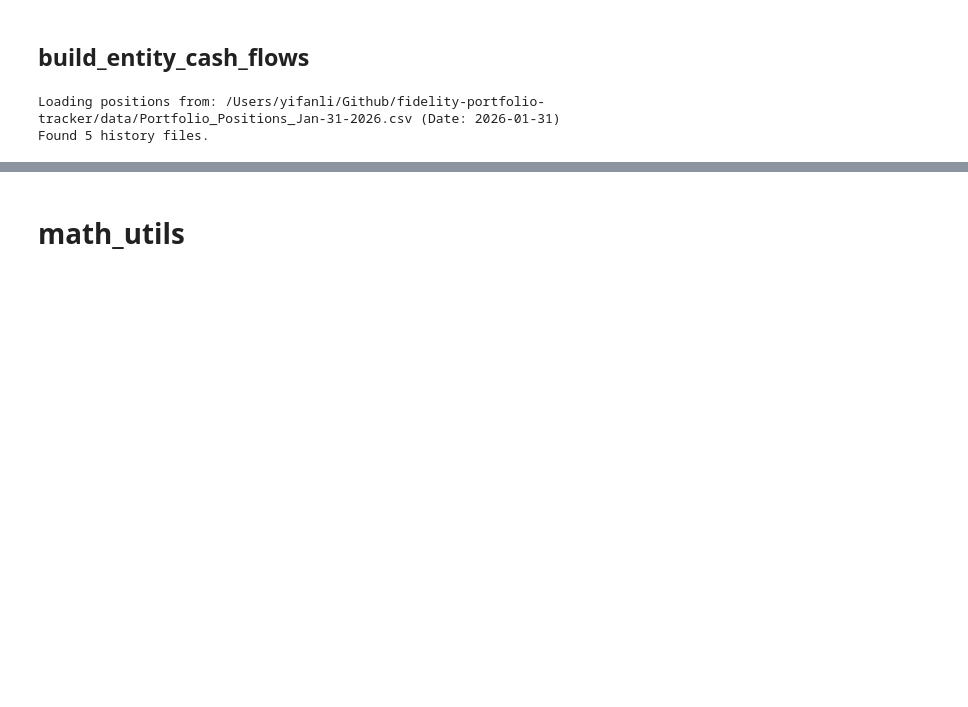
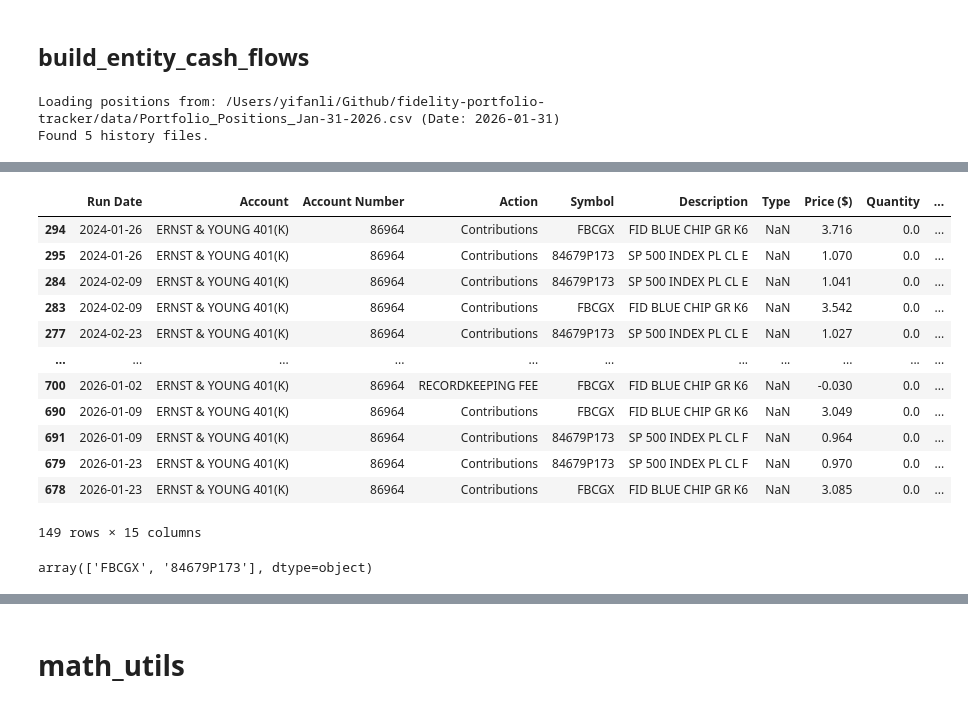
Before and after one commit to yifan-lee/fidelity-portfolio-tracker, a Jupyter notebook: scripts/DEV.ipynb, the cells around one changed output, grey strips where cells are left out. Saved outputs shown, nothing was run; the diff lists cells and outputs as text; code cells hidden in the pictures; blank space fills up the shorter version.

Commit message:
finish analyze_entity_in_account for all account

```diff
--- a/scripts/DEV.ipynb
+++ b/scripts/DEV.ipynb
@@ -376,0 +394,28 @@ cash_flows
+# %%
+conditions = [
+    transactions_df['Description'] == "FID BLUE CHIP GR K6",
+    transactions_df['Description'] == "SP 500 INDEX PL CL E",
+    transactions_df['Description'] == "SP 500 INDEX PL CL F"
+]
+choices = ["FBCGX", "84679P173", "84679P173"]
+transactions_df['Symbol'] = np.select(conditions, choices, default=transactions_df.get('Symbol', None))
+
+transactions_df[transactions_df['Account Number']=='86964']
+# %% [output]
+|  | Run Date | Account | Account Number | Action | Symbol | Description | Type | Price ($) | Quantity | ... |
+| 294 | 2024-01-26 | ERNST & YOUNG 401(K) | 86964 | Contributions | FBCGX | FID BLUE CHIP GR K6 | NaN | 3.716 | 0.0 | ... |
+| 295 | 2024-01-26 | ERNST & YOUNG 401(K) | 86964 | Contributions | 84679P173 | SP 500 INDEX PL CL E | NaN | 1.070 | 0.0 | ... |
+| 284 | 2024-02-09 | ERNST & YOUNG 401(K) | 86964 | Contributions | 84679P173 | SP 500 INDEX PL CL E | NaN | 1.041 | 0.0 | ... |
+| 283 | 2024-02-09 | ERNST & YOUNG 401(K) | 86964 | Contributions | FBCGX | FID BLUE CHIP GR K6 | NaN | 3.542 | 0.0 | ... |
+| 277 | 2024-02-23 | ERNST & YOUNG 401(K) | 86964 | Contributions | 84679P173 | SP 500 INDEX PL CL E | NaN | 1.027 | 0.0 | ... |
+| ... | ... | ... | ... | ... | ... | ... | ... | ... | ... | ... |
+| 700 | 2026-01-02 | ERNST & YOUNG 401(K) | 86964 | RECORDKEEPING FEE | FBCGX | FID BLUE CHIP GR K6 | NaN | -0.030 | 0.0 | ... |
+| 690 | 2026-01-09 | ERNST & YOUNG 401(K) | 86964 | Contributions | FBCGX | FID BLUE CHIP GR K6 | NaN | 3.049 | 0.0 | ... |
+| 691 | 2026-01-09 | ERNST & YOUNG 401(K) | 86964 | Contributions | 84679P173 | SP 500 INDEX PL CL F | NaN | 0.964 | 0.0 | ... |
+| 679 | 2026-01-23 | ERNST & YOUNG 401(K) | 86964 | Contributions | 84679P173 | SP 500 INDEX PL CL F | NaN | 0.970 | 0.0 | ... |
+| 678 | 2026-01-23 | ERNST & YOUNG 401(K) | 86964 | Contributions | FBCGX | FID BLUE CHIP GR K6 | NaN | 3.085 | 0.0 | ... |
+149 rows × 15 columns
+# %%
+transactions_df[transactions_df['Account Number']=='86964']['Symbol'].unique()
+# %% [output]
+array(['FBCGX', '84679P173'], dtype=object)
```
Also changed, not shown: parts of 28 cells of this notebook, 3 other files.
